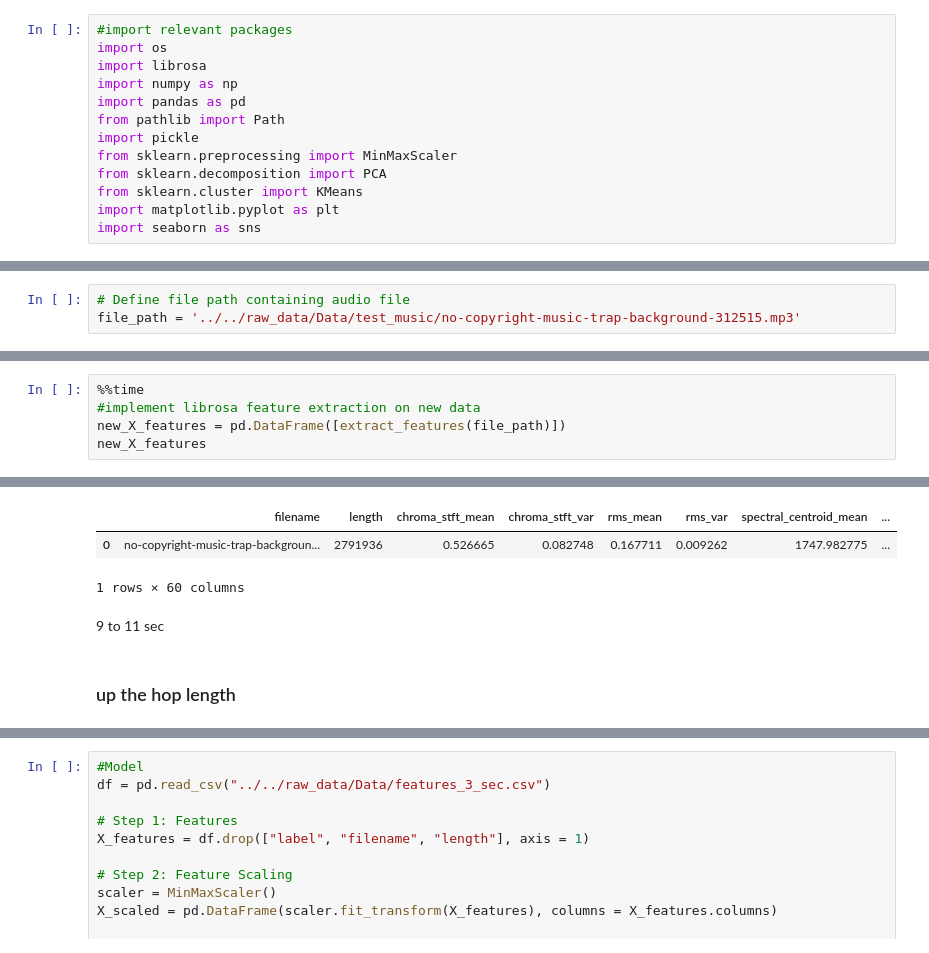
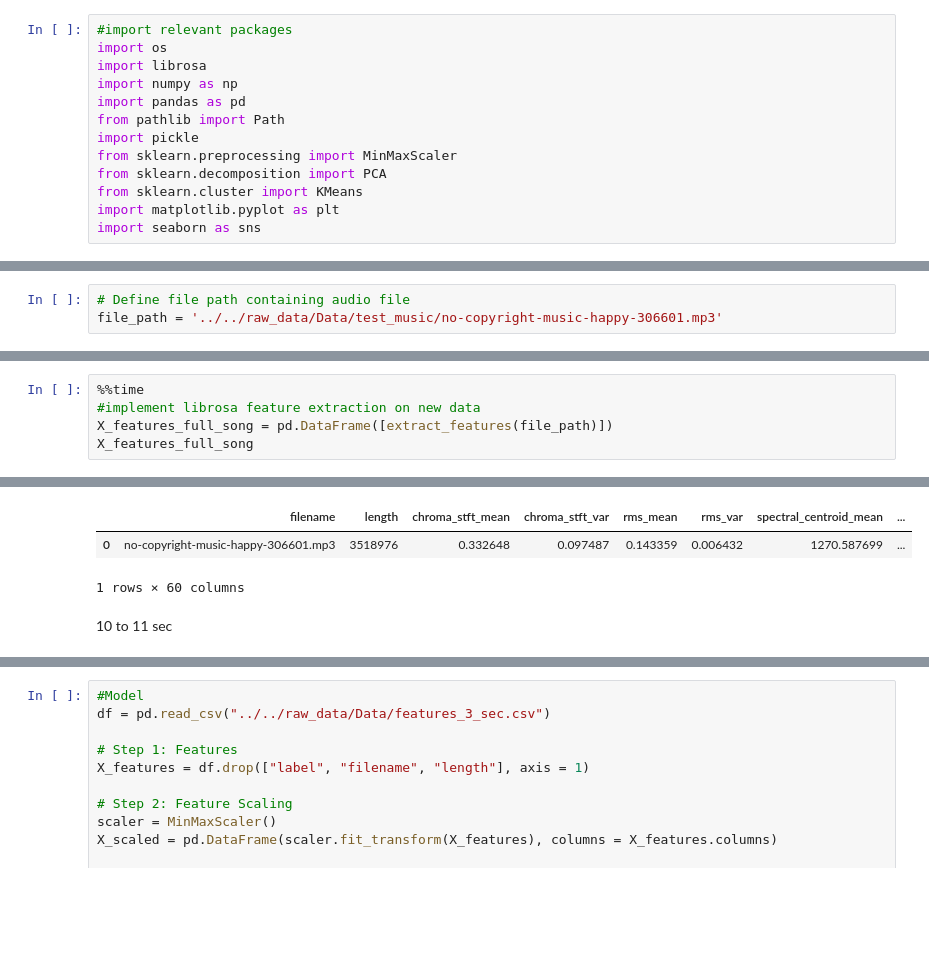
Before and after one commit to zmokhtari89/k_means_klang, a Jupyter notebook: notebooks/librosa/test to speed up librosa feature extraction. .ipynb, the cells around one changed output, grey strips where cells are left out. Drawn from its saved outputs; the diff is of its cells as text; blank space fills up the shorter version.

```diff
--- a/notebooks/librosa/test to speed up librosa feature extraction. .ipynb
+++ b/notebooks/librosa/test to speed up librosa feature extraction. .ipynb
@@ -24,3 +19,3 @@ import seaborn as sns
 # %%
 # Define file path containing audio file
-file_path = '../../raw_data/Data/test_music/no-copyright-music-trap-background-312515.mp3'
+file_path = '../../raw_data/Data/test_music/no-copyright-music-happy-306601.mp3'
@@ -134,7 +133,7 @@ Wall time: 21.9 μs
 # %%
 %%time
 #implement librosa feature extraction on new data
-new_X_features = pd.DataFrame([extract_features(file_path)])
-new_X_features
+X_features_full_song = pd.DataFrame([extract_features(file_path)])
+X_features_full_song
 # %% [output]
 ✅ data transformed into features
@@ -143,7 +144,5 @@ Wall time: 8.79 s
 |  | filename | length | chroma_stft_mean | chroma_stft_var | rms_mean | rms_var | spectral_centroid_mean | ... |
-| 0 | no-copyright-music-trap-backgroun... | 2791936 | 0.526665 | 0.082748 | 0.167711 | 0.009262 | 1747.982775 | ... |
+| 0 | no-copyright-music-happy-306601.mp3 | 3518976 | 0.332648 | 0.097487 | 0.143359 | 0.006432 | 1270.587699 | ... |
 1 rows × 60 columns
 # %% [markdown]
-9 to 11 sec
+10 to 11 sec
-# %% [markdown]
-### up the hop length
```
Also changed, not shown: parts of 20 cells of this notebook.
